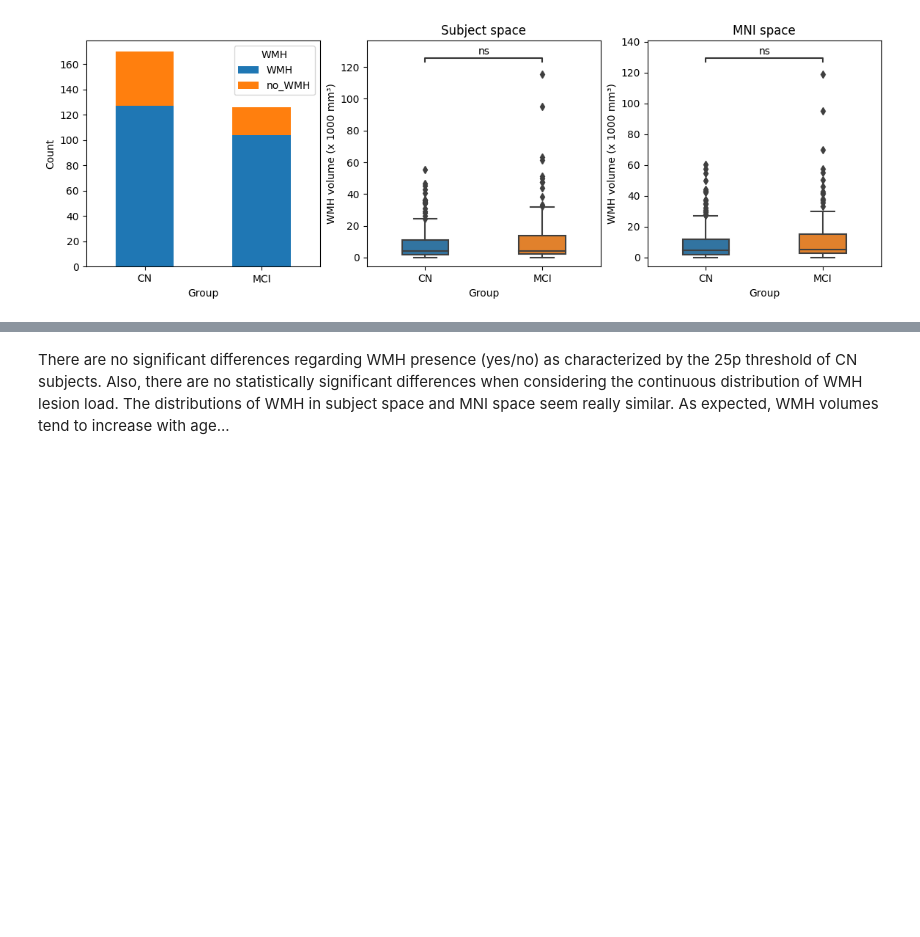
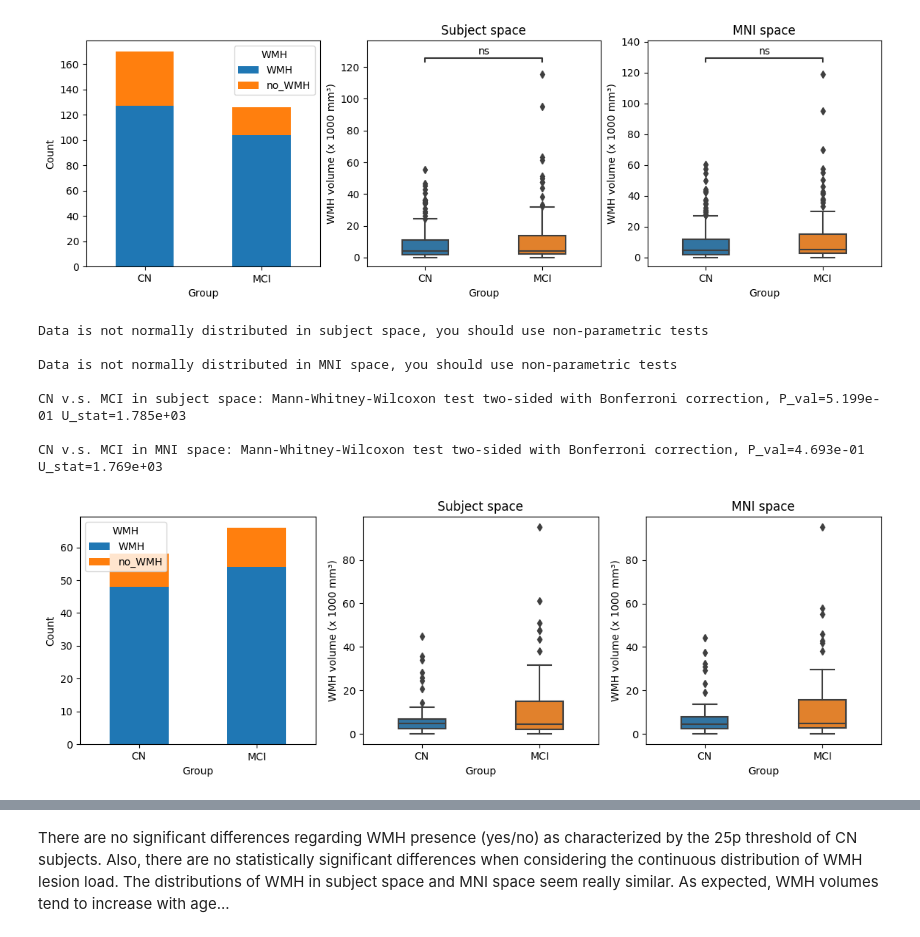
Before and after one commit to dani2442/TMS_in_AD, a Jupyter notebook: 04_analysis/analyse_petTOAD.ipynb, the cells around one changed output, grey strips where cells are left out. Cells and saved outputs as stored; diff of their text form; code cells hidden in the pictures; blank space fills up the shorter version.

Commit message:
added initial analysis petTOAD

```diff
--- a/04_analysis/analyse_petTOAD.ipynb
+++ b/04_analysis/analyse_petTOAD.ipynb
@@ -30,10 +30,8 @@ UTL_DIR = DATA_DIR / "utils"
 RES_DIR = SPINE / "results"
 
 #Read in data
-pts_df = pd.read_csv(RES_DIR / "petTOAD_dataframe.csv")
+pts_df = pd.read_csv(RES_DIR / "petTOAD_dataframe.csv", index_col = [0])
 
-if 'Unnamed: 0' in pts_df.columns:
-    pts_df = pts_df.iloc[:, 1:]
 # Current implementation to say that a patient has WMH is based on the threshold of the subj space WMH volume
 pts_df['WMH'] = np.where(pts_df["Group_bin_subj"].str.contains("no_WMH"), "no_WMH", "WMH")
 # %% [markdown]
@@ -139,3 +137,69 @@ CN v.s. MCI in subject space: Mann-Whitney-Wilcoxon test two-sided with Bonferro
 
 CN v.s. MCI in MNI space: Mann-Whitney-Wilcoxon test two-sided with Bonferroni correction, P_val=1.493e-01 U_stat=9.660e+03
 [figure]
+# %%
+pts_df_M = pts_df[pts_df['Sex'] == "M"]
+# Create contingency tables for wmh presence
+ct_wmh_M = pd.crosstab(pts_df_M['WMH'], pts_df_M['Group_bin'])
+c2_M, p2_M, dof2_M, expected2_M = ss.chi2_contingency(ct_wmh_M)
+
+# Test if WMH volumes are normal or not
+normality_subj_M = ss.normaltest(pts_df_M["WMH_load_subj_space"])
+normality_mni_M = ss.normaltest(pts_df_M["WMH_load_subj_space"])
+# If normal use parametric tests, else use non-parametric
+if normality_subj_M[1] < 0.05:
+    print("Data is not normally distributed in subject space, you should use non-parametric tests\n")
+else:
+    print("Data is normally distributed in subject space, you should use parametric tests\n")
+
+if normality_mni_M[1] < 0.05:
+    print("Data is not normally distributed in MNI space, you should use non-parametric tests\n")
+else:
+    print("Data is normally distributed in MNI space, you should use parametric tests\n")
+
+# Create figure
+order_M = ['CN', 'MCI']
+plt.figure(figsize = (14,4))
+# First part is count of how many patients have/don't have WMH with our cutoff
+axs1_M = plt.subplot(1, 3, 1)
+f1_M = ct_wmh_M.T.plot(kind = "bar", stacked = True, rot = 1, ax = axs1_M)
+plt.xlabel("Group")
+plt.ylabel("Count")
+
+# Second part is boxplot of WMH lesion load in subj space
+axs2_M = plt.subplot(1, 3, 2)
+# Divide by 1000 to make it shorter on the graph
+wmh_less_zeros_M = pts_df_M['WMH_load_subj_space'] / 1000
+f2_M = sns.boxplot(data=pts_df_M, x = "Group_bin", y = wmh_less_zeros_M, order = order, width = 0.4, ax = axs2_M);
+# Add statistical annotation on graph
+sa1_M = add_stat_annotation(f2, data=pts_df_M, x="Group_bin", y=wmh_less_zeros_M, order=order_M,
+                    box_pairs=[("CN", "MCI")],
+                    test='Mann-Whitney', text_format='star', loc='inside', verbose=0);
+# Also print the results
+print(f"CN v.s. MCI in subject space: {sa1_M[1][0]}\n")
+plt.xlabel("Group")
+plt.ylabel("WMH volume (x 1000 mm\u00b3)")
+plt.title("Subject space")
+
+# Third part is boxplot of WMH lesion load in MNI space
+axs3_M = plt.subplot(1, 3, 3)
+wmh_less_zeros_mni_M = pts_df_M['WMH_load_mni_space'] / 1000
+f3_M = sns.boxplot(data=pts_df_M, x = "Group_bin", y = wmh_less_zeros_mni_M, order = order, width = 0.4, ax = axs3_M);
+# Add statistical annotation on graph
+sa2_M = add_stat_annotation(f3, data=pts_df_M, x="Group_bin", y=wmh_less_zeros_mni_M, order=order,
+                    box_pairs=[("CN", "MCI")],
+                    test='Mann-Whitney', text_format='star', loc='inside', verbose=0);
+# Also print the results
+print(f"CN v.s. MCI in MNI space: {sa2_M[1][0]}")
+plt.xlabel("Group")
+plt.ylabel("WMH volume (x 1000 mm\u00b3)")
+plt.title("MNI space");
+# %% [output]
+Data is not normally distributed in subject space, you should use non-parametric tests
+
+Data is not normally distributed in MNI space, you should use non-parametric tests
+
+CN v.s. MCI in subject space: Mann-Whitney-Wilcoxon test two-sided with Bonferroni correction, P_val=5.199e-01 U_stat=1.785e+03
+
+CN v.s. MCI in MNI space: Mann-Whitney-Wilcoxon test two-sided with Bonferroni correction, P_val=4.693e-01 U_stat=1.769e+03
+[figure, added]
```
Also changed, not shown: parts of 1 cell of this notebook.
